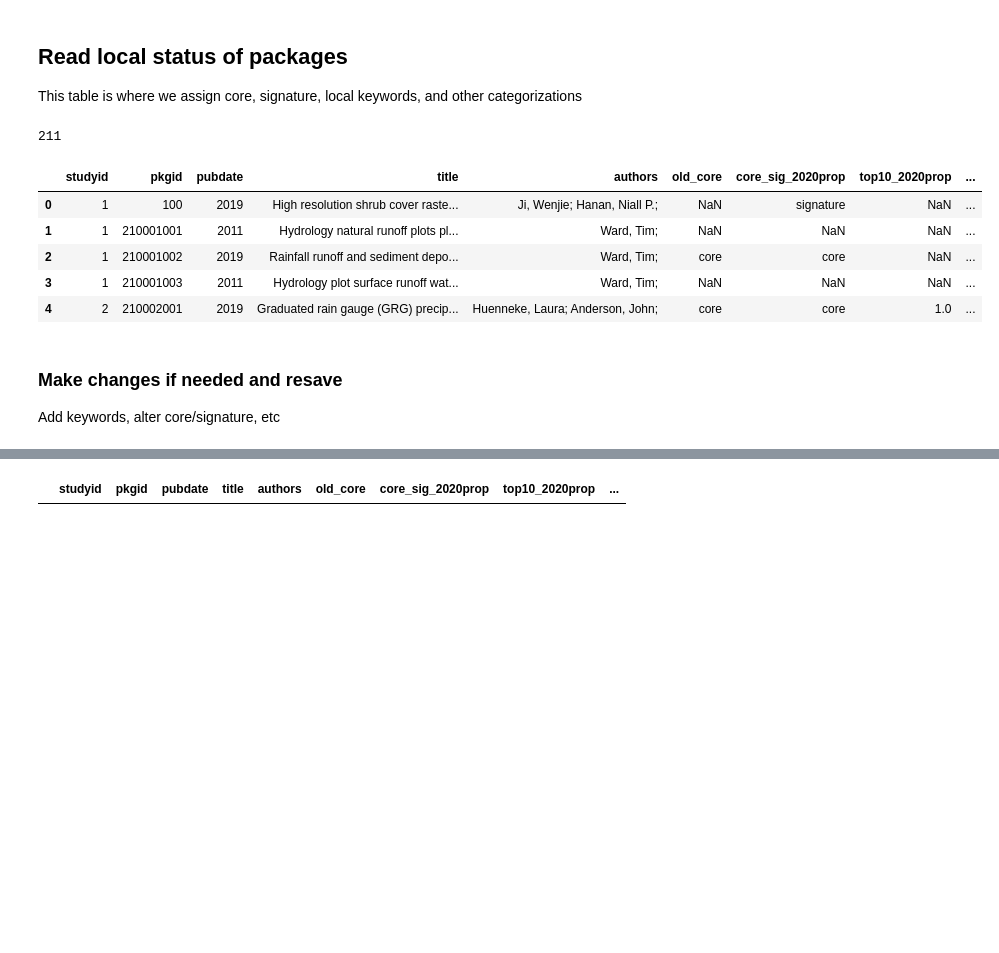
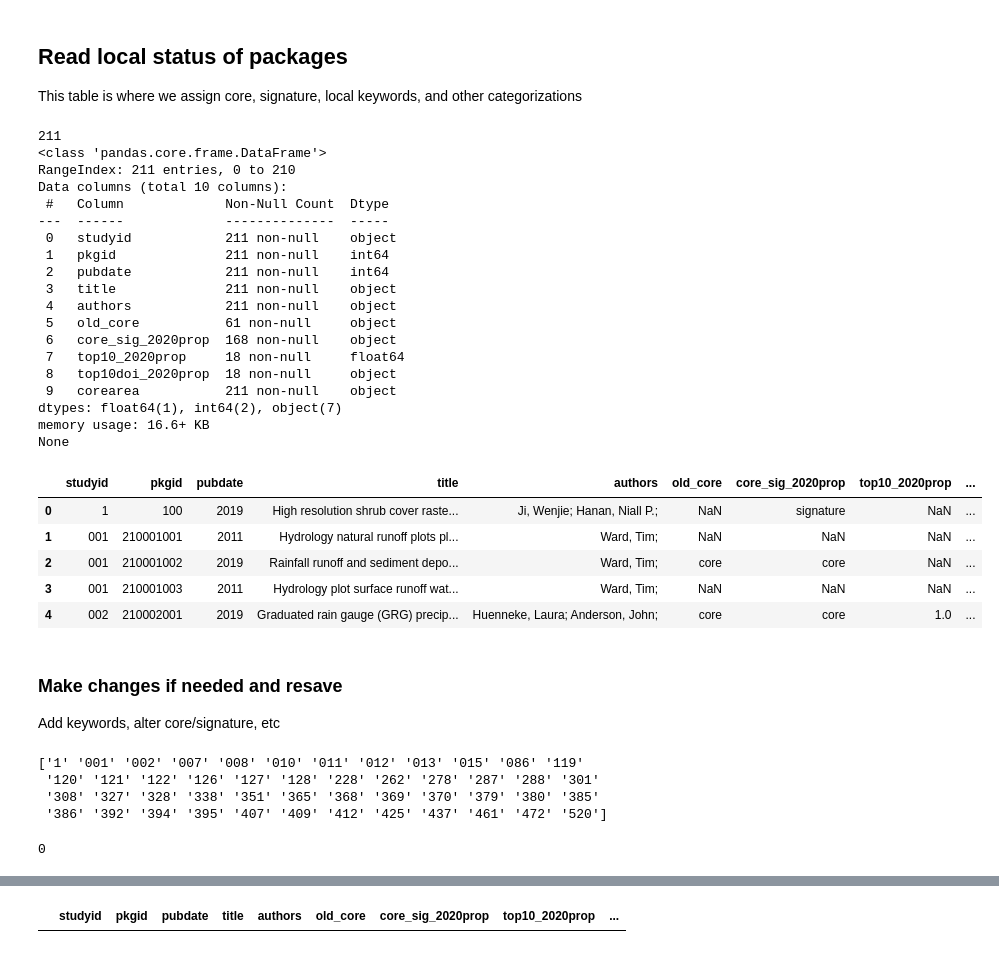
Before and after one commit to jornada-im/diagnostics, a Jupyter notebook: datapackage_tables_2020prop.ipynb, the cells around one changed output, grey strips where cells are left out. Drawn from its saved outputs; the diff is of its cells as text; code cells hidden in the pictures; blank space fills up the shorter version.

```diff
--- a/datapackage_tables_2020prop.ipynb
+++ b/datapackage_tables_2020prop.ipynb
@@ -6,22 +6,53 @@ import xml.etree.ElementTree as ET
 ## Read local status of packages
 
 This table is where we assign core, signature, local keywords, and other categorizations
-# %%
-localstatus = pd.read_csv('edi_package_localstatus.csv')
-print(len(localstatus))
-localstatus.head()
-# %% [output]
-211
-|  | studyid | pkgid | pubdate | title | authors | old_core | core_sig_2020prop | top10_2020prop | ... |
-| 0 | 1 | 100 | 2019 | High resolution shrub cover raste... | Ji, Wenjie; Hanan, Niall P.; | NaN | signature | NaN | ... |
-| 1 | 1 | 210001001 | 2011 | Hydrology natural runoff plots pl... | Ward, Tim; | NaN | NaN | NaN | ... |
-| 2 | 1 | 210001002 | 2019 | Rainfall runoff and sediment depo... | Ward, Tim; | core | core | NaN | ... |
-| 3 | 1 | 210001003 | 2011 | Hydrology plot surface runoff wat... | Ward, Tim; | NaN | NaN | NaN | ... |
-| 4 | 2 | 210002001 | 2019 | Graduated rain gauge (GRG) precip... | Huenneke, Laura; Anderson, John; | core | core | 1.0 | ... |
+# %%
+dtype_dic= { 'studyid': str }
+#localstatus = pd.read_csv('edi_package_localstatus.csv', converters={'studyid': lambda x: str(x)})
+localstatus = pd.read_csv('edi_package_localstatus.csv', dtype = dtype_dic)
+#localstatus = pd.read_csv('edi_package_localstatus.csv')
+print(len(localstatus))
+print(localstatus.info())
+localstatus.head()
+# %% [output]
+211
+<class 'pandas.core.frame.DataFrame'>
+RangeIndex: 211 entries, 0 to 210
+Data columns (total 10 columns):
+ #   Column             Non-Null Count  Dtype
+---  ------             --------------  -----
+ 0   studyid            211 non-null    object
+ 1   pkgid              211 non-null    int64
+ 2   pubdate            211 non-null    int64
+ 3   title              211 non-null    object
+ 4   authors            211 non-null    object
+ 5   old_core           61 non-null     object
+ 6   core_sig_2020prop  168 non-null    object
+ 7   top10_2020prop     18 non-null     float64
+ 8   top10doi_2020prop  18 non-null     object
+ 9   corearea           211 non-null    object
+dtypes: float64(1), int64(2), object(7)
+memory usage: 16.6+ KB
+None
+|  | studyid | pkgid | pubdate | title | authors | old_core | core_sig_2020prop | top10_2020prop | ... |
+| 0 | 1 | 100 | 2019 | High resolution shrub cover raste... | Ji, Wenjie; Hanan, Niall P.; | NaN | signature | NaN | ... |
+| 1 | 001 | 210001001 | 2011 | Hydrology natural runoff plots pl... | Ward, Tim; | NaN | NaN | NaN | ... |
+| 2 | 001 | 210001002 | 2019 | Rainfall runoff and sediment depo... | Ward, Tim; | core | core | NaN | ... |
+| 3 | 001 | 210001003 | 2011 | Hydrology plot surface runoff wat... | Ward, Tim; | NaN | NaN | NaN | ... |
+| 4 | 002 | 210002001 | 2019 | Graduated rain gauge (GRG) precip... | Huenneke, Laura; Anderson, John; | core | core | 1.0 | ... |
 # %% [markdown]
 ### Make changes if needed and resave
 
 Add keywords, alter core/signature, etc
+# %%
+print(localstatus.studyid.unique())
+sum(localstatus.studyid.isna())
+# %% [output]
+['1' '001' '002' '007' '008' '010' '011' '012' '013' '015' '086' '119'
+ '120' '121' '122' '126' '127' '128' '228' '262' '278' '287' '288' '301'
+ '308' '327' '328' '338' '351' '365' '368' '369' '370' '379' '380' '385'
+ '386' '392' '394' '395' '407' '409' '412' '425' '437' '461' '472' '520']
+0
 # %%
 #Assign core areas by study id
 localstatus['corearea'] = 'None'
```
Also changed, not shown: parts of 7 cells of this notebook, 1 other file.
